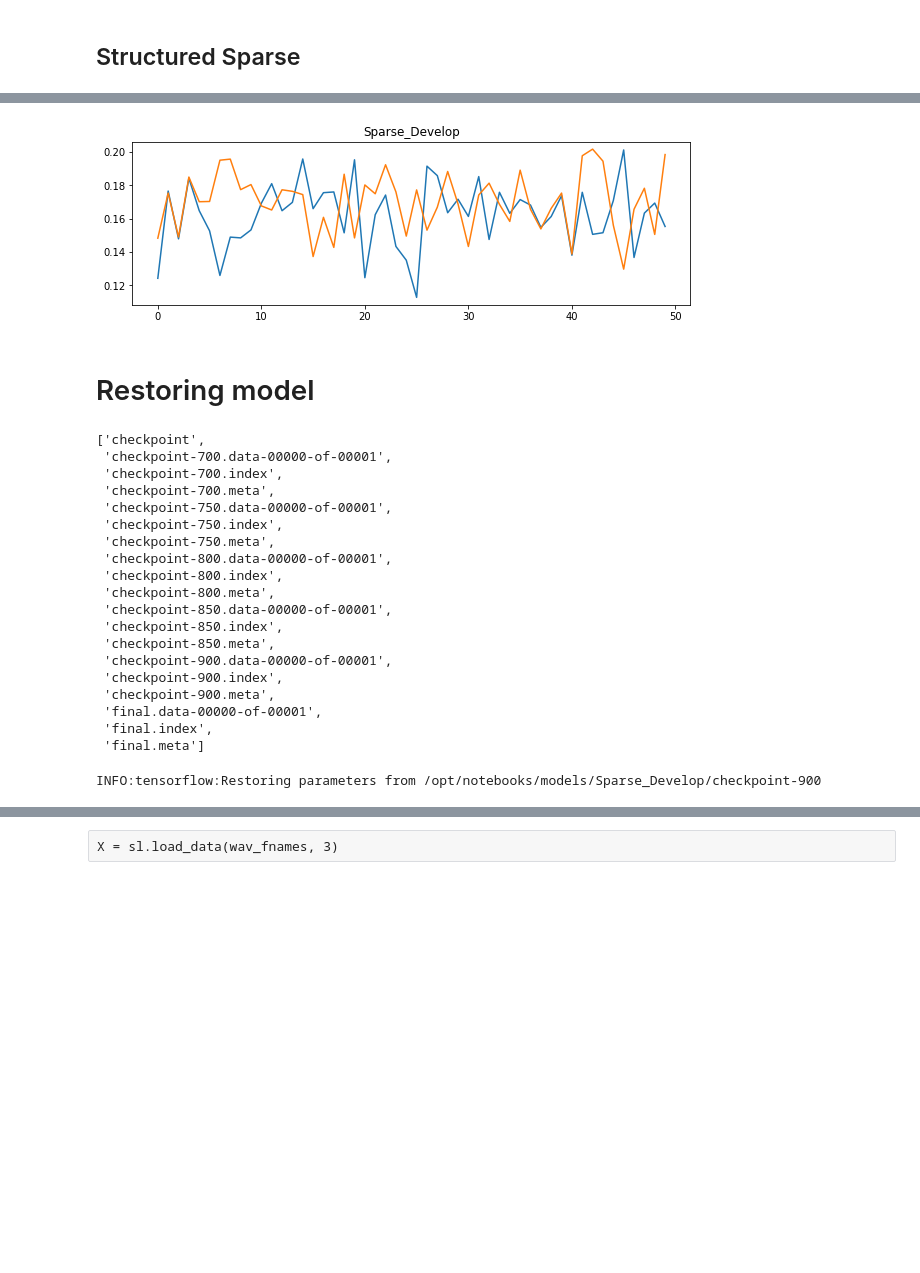
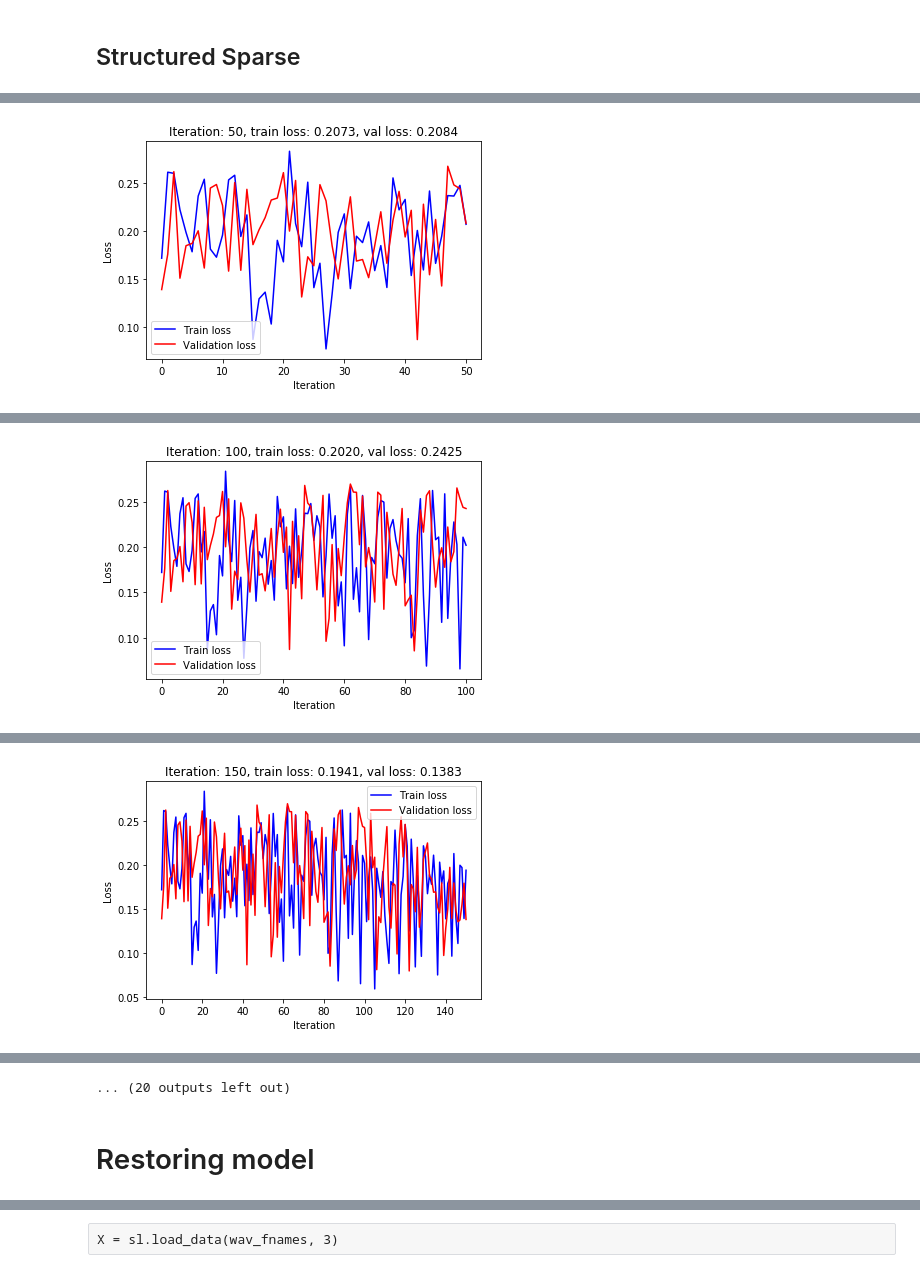
Before and after one commit to EgorDudyrev/Speach_Synthesizer, a Jupyter notebook: notebooks/ed-2019.05.11-Test_ohe_feature.ipynb, the cells around one changed output, grey strips where cells are left out. Saved outputs shown, nothing was run; the diff lists cells and outputs as text; code cells hidden in the pictures; blank space fills up the shorter version.

```diff
--- a/notebooks/ed-2019.05.11-Test_ohe_feature.ipynb
+++ b/notebooks/ed-2019.05.11-Test_ohe_feature.ipynb
@@ -336,9 +336,9 @@ class WaveGRU_structured_sparse:
         gen_to_wav = tf.convert_to_tensor(gen_to_wav)
         return gen_to_wav
 # %%
-input_dimensions = 3
-hidden_size = 1024
-batch_size = 10
-truncated_len = 150
+input_dimensions = 1228
+hidden_size = 256
+batch_size = 1
+truncated_len = 100
 # %%
 ds = pd.read_csv(DIRS['RAW_DATA']+'rus/voxforge_ru_aligned.csv', index_col=0)
@@ -355,6 +355,8 @@ ds.head()
 | 2 | /opt/notebooks/raw_data/rus/voxfo... | /opt/notebooks/raw_data/rus/voxfo... | 1.0875 | /opt/notebooks/raw_data/rus/voxfo... |
 | 3 | /opt/notebooks/raw_data/rus/voxfo... | /opt/notebooks/raw_data/rus/voxfo... | 1.0950 | /opt/notebooks/raw_data/rus/voxfo... |
 | 4 | /opt/notebooks/raw_data/rus/voxfo... | /opt/notebooks/raw_data/rus/voxfo... | 1.1500 | /opt/notebooks/raw_data/rus/voxfo... |
+# %%
+ds = ds[100:103]
 # %%
 wav_fnames = ds['wav'].iteritems()
 align_fnames = ds['align'].iteritems()
@@ -362,8 +364,8 @@ align_fnames = ds['align'].iteritems()
 model_name = f'Ohe_Develop'
 
 train_losses, validation_losses, model = train_model(
-    WaveGRU, input_dimensions, hidden_size, batch_size=1, truncated_len=truncated_len,
-    num_epochs=100, model_name=model_name, print_period=50, log_period=10,
+    WaveGRU_structured_sparse, input_dimensions, hidden_size, batch_size=batch_size, truncated_len=truncated_len,
+    num_epochs=1000, model_name=model_name, print_period=50, log_period=10,
     align_fnames=align_fnames, wav_fnames=wav_fnames
 )
 # %% [output]
@@ -371,0 +374 @@ KeyboardInterrupt:
+[figure, added]
@@ -371,0 +376 @@ KeyboardInterrupt:
+[figure, added]
@@ -371,0 +378 @@ KeyboardInterrupt:
+[figure, added]
@@ -372,10 +384,9 @@ KeyboardInterrupt:
+... (20 outputs left out)
 # %%
 plt.figure(figsize=(10,3))
 plt.plot(train_losses, label='Train')
 plt.plot(validation_losses, label='Validation')
 plt.title(model_name)
 plt.show()
-# %% [output]
-[figure, removed]
 # %% [markdown]
 # Restoring model
@@ -384,34 +392,0 @@ model_name = f'Sparse_Develop'
-# %%
-sorted(os.listdir(DIRS['MODELS']+model_name))
-# %% [output]
-['checkpoint',
- 'checkpoint-700.data-00000-of-00001',
- 'checkpoint-700.index',
- 'checkpoint-700.meta',
- 'checkpoint-750.data-00000-of-00001',
- 'checkpoint-750.index',
- 'checkpoint-750.meta',
- 'checkpoint-800.data-00000-of-00001',
- 'checkpoint-800.index',
- 'checkpoint-800.meta',
- 'checkpoint-850.data-00000-of-00001',
- 'checkpoint-850.index',
- 'checkpoint-850.meta',
- 'checkpoint-900.data-00000-of-00001',
- 'checkpoint-900.index',
- 'checkpoint-900.meta',
- 'final.data-00000-of-00001',
- 'final.index',
- 'final.meta']
-# %%
-tf.reset_default_graph()
-#saver = tf.train.import_meta_graph(DIRS['MODELS']+model_name+'/final.meta')
-saver = tf.train.import_meta_graph(DIRS['MODELS']+model_name+'/checkpoint-900.meta')
-with tf.Session() as sess:
-    saver.restore(sess,tf.train.latest_checkpoint(DIRS['MODELS']+model_name))
-    restored_variables = {x.name:x.eval(session=sess) for x in tf.global_variables()[:13]}
-
-tf.reset_default_graph()
-gru = WaveGRU(input_dimensions, hidden_size, variables_values_dict=restored_variables)
-# %% [output]
-INFO:tensorflow:Restoring parameters from /opt/notebooks/models/Sparse_Develop/checkpoint-900
```
Also changed, not shown: parts of 6 cells of this notebook, 4 other files.
